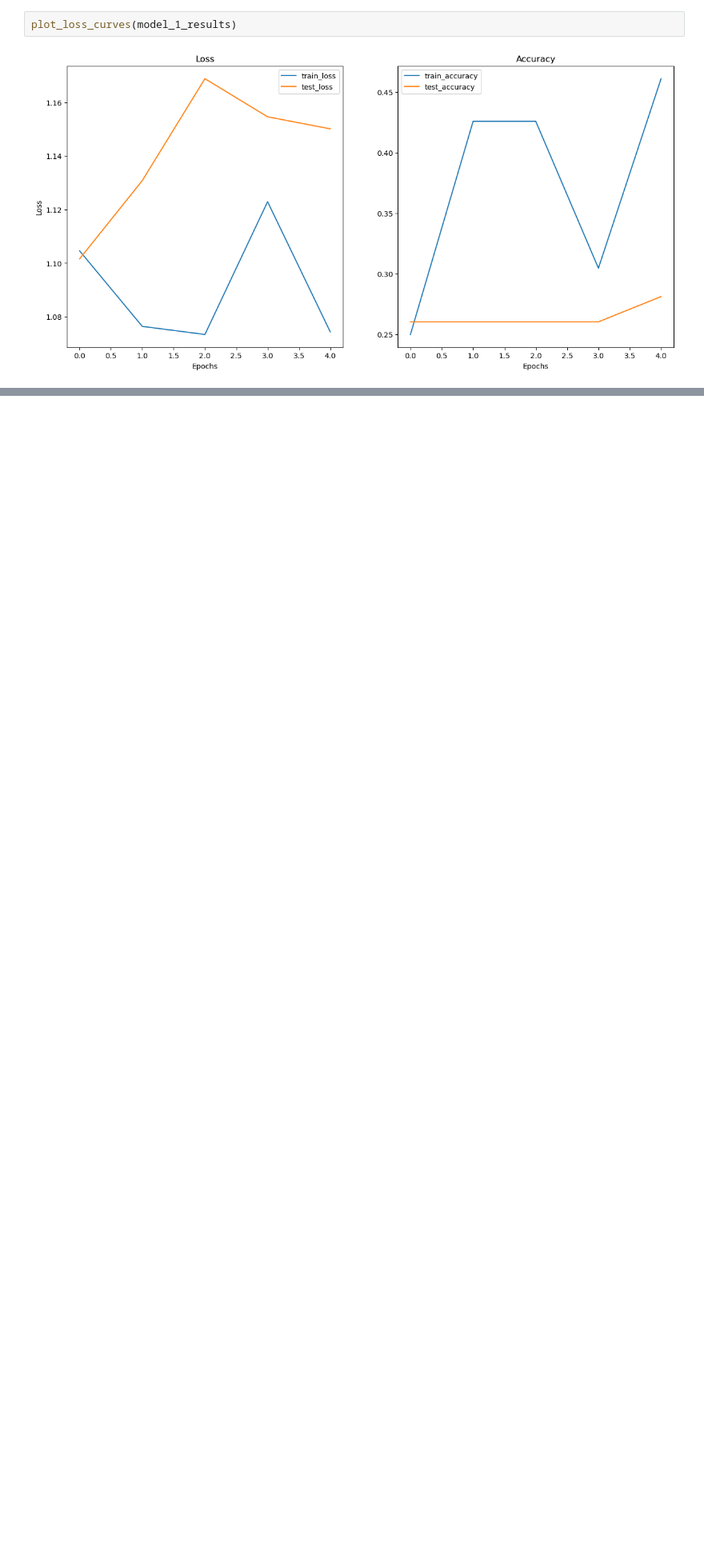
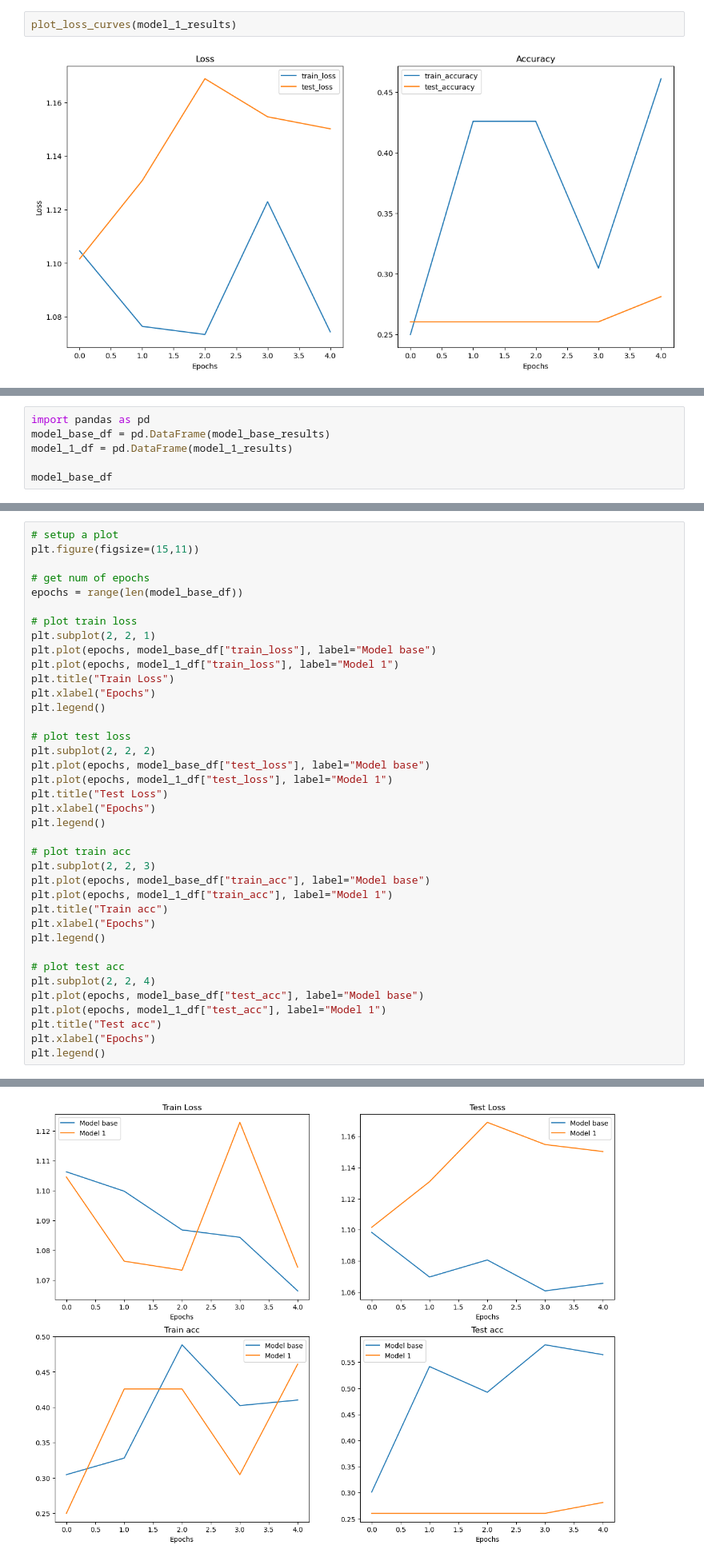
Before and after one commit to diyangraditya/PyTorchLearnings_UDEMY, a Jupyter notebook: Notebooks/UDEMY_04_PyTorch_custom_datasets.ipynb, the cells around one changed output, grey strips where cells are left out. Shown at 80% size. Cells and saved outputs as stored; diff of their text form; blank space fills up the shorter version.

Commit message:
feat: plot those 2 models for comparison

```diff
--- a/Notebooks/UDEMY_04_PyTorch_custom_datasets.ipynb
+++ b/Notebooks/UDEMY_04_PyTorch_custom_datasets.ipynb
@@ -1220,0 +1231,6 @@ plot_loss_curves(model_1_results)
+# %%
+import pandas as pd
+model_base_df = pd.DataFrame(model_base_results)
+model_1_df = pd.DataFrame(model_1_results)
+
+model_base_df
@@ -1220,0 +1253,39 @@ plot_loss_curves(model_1_results)
+# %%
+# setup a plot
+plt.figure(figsize=(15,11))
+
+# get num of epochs
+epochs = range(len(model_base_df))
+
+# plot train loss
+plt.subplot(2, 2, 1)
+plt.plot(epochs, model_base_df["train_loss"], label="Model base")
+plt.plot(epochs, model_1_df["train_loss"], label="Model 1")
+plt.title("Train Loss")
+plt.xlabel("Epochs")
+plt.legend()
+
+# plot test loss
+plt.subplot(2, 2, 2)
+plt.plot(epochs, model_base_df["test_loss"], label="Model base")
+plt.plot(epochs, model_1_df["test_loss"], label="Model 1")
+plt.title("Test Loss")
+plt.xlabel("Epochs")
+plt.legend()
+
+# plot train acc
+plt.subplot(2, 2, 3)
+plt.plot(epochs, model_base_df["train_acc"], label="Model base")
+plt.plot(epochs, model_1_df["train_acc"], label="Model 1")
+plt.title("Train acc")
+plt.xlabel("Epochs")
+plt.legend()
+
+# plot test acc
+plt.subplot(2, 2, 4)
+plt.plot(epochs, model_base_df["test_acc"], label="Model base")
+plt.plot(epochs, model_1_df["test_acc"], label="Model 1")
+plt.title("Test acc")
+plt.xlabel("Epochs")
+plt.legend()
+# %% [output]
@@ -1220,0 +1293 @@ plot_loss_curves(model_1_results)
+[figure, added]
```
Also changed, not shown: parts of 17 cells of this notebook.
